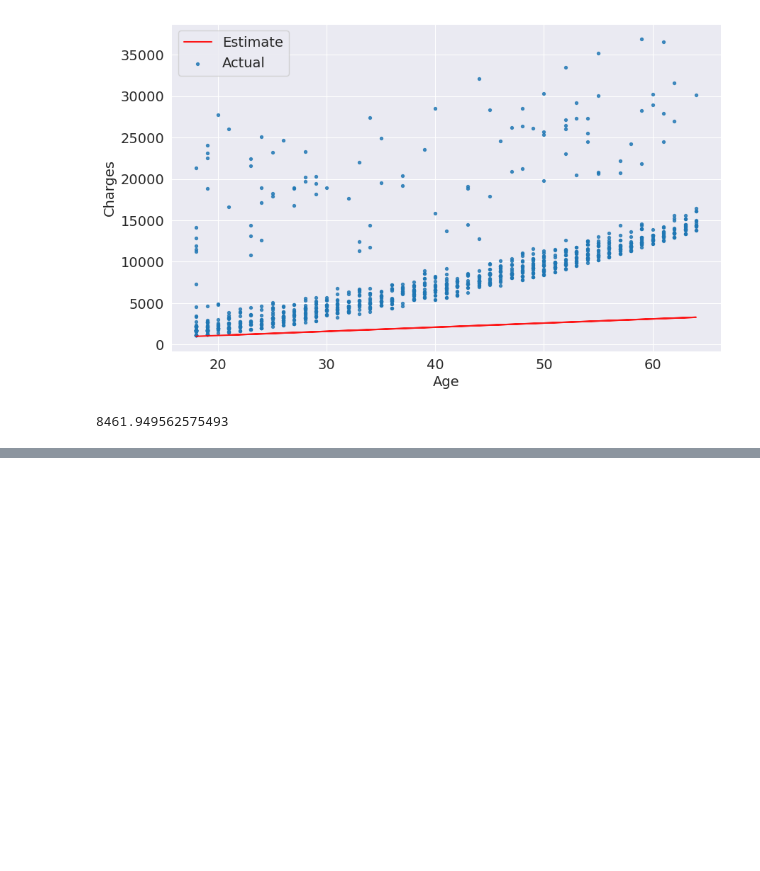
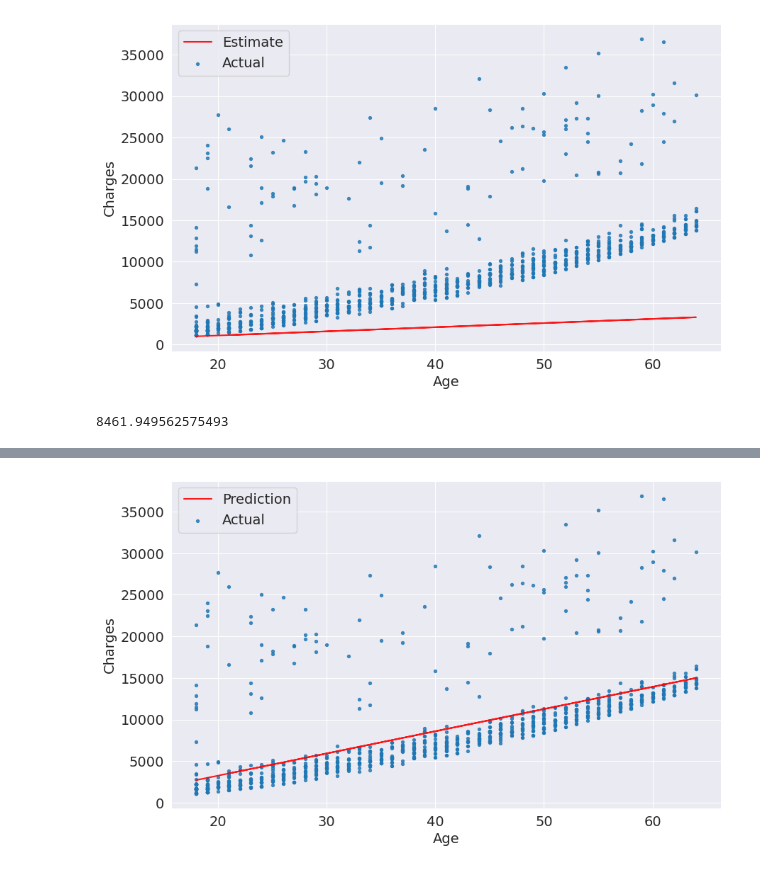
Before and after one commit to Bhaveshgd22/Machine-Learning, a Jupyter notebook: Linear_Regression.ipynb, the cells around one changed output, grey strips where cells are left out. Cells and saved outputs as stored; diff of their text form; code cells hidden in the pictures; blank space fills up the shorter version.

```diff
--- a/Linear_Regression.ipynb
+++ b/Linear_Regression.ipynb
@@ -318,0 +314,3 @@ RMSE Loss:  4683.622287033994
+# %%
+try_parameters(267, -2091)
+# %% [output]
@@ -318,0 +318 @@ RMSE Loss:  4683.622287033994
+[figure, added]
```
Also changed, not shown: parts of 35 cells of this notebook.
